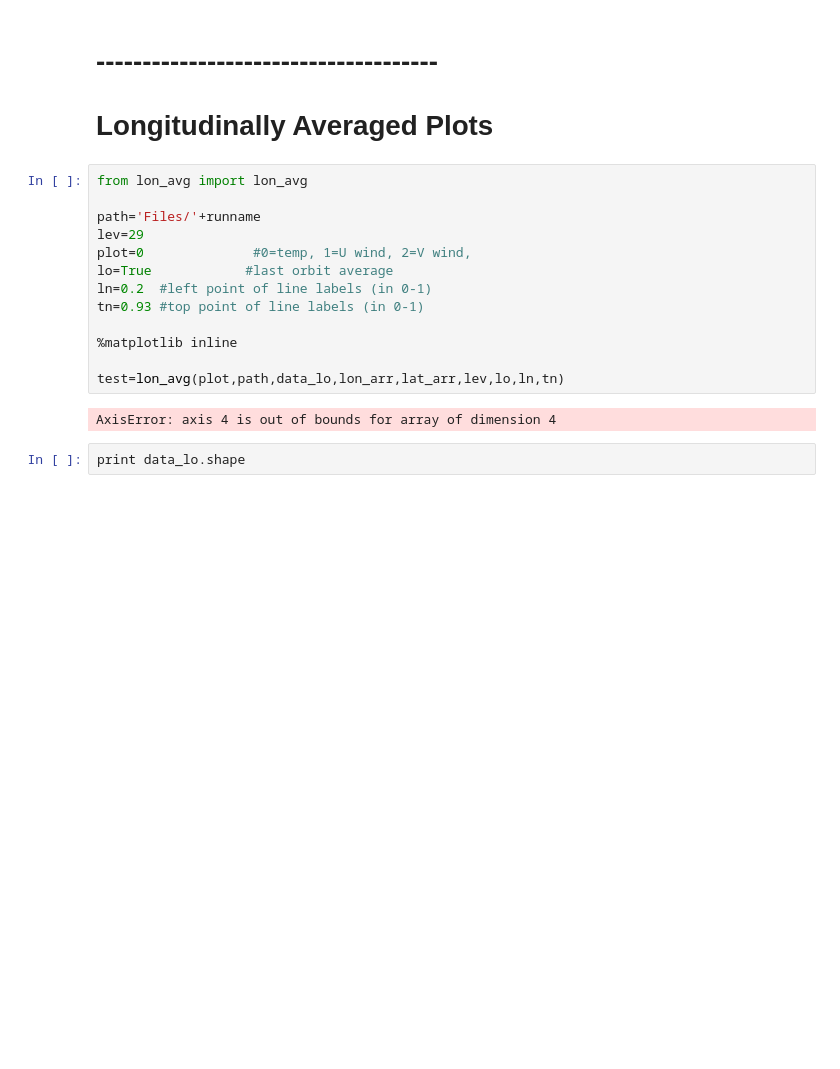
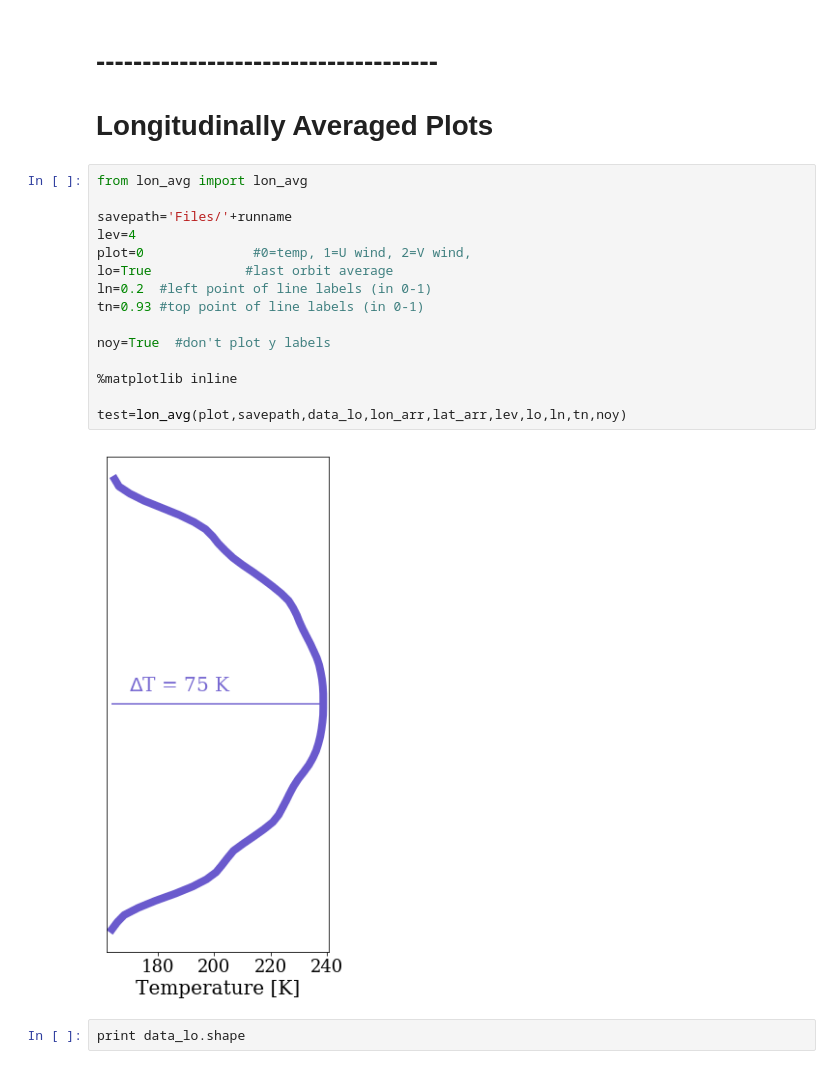
Before and after one commit to emily-rauscher/GCM_plots, a Jupyter notebook: PLOTS.ipynb, the cells around one changed output. Cells and saved outputs as stored; diff of their text form; blank space fills up the shorter version.

```diff
--- a/PLOTS.ipynb
+++ b/PLOTS.ipynb
@@ -124,18 +113,20 @@ Max VWind [m/s], Plot limit:  30.124 31.0
 # %%
 from lon_avg import lon_avg
 
-path='Files/'+runname
-lev=29
+savepath='Files/'+runname
+lev=4
 plot=0              #0=temp, 1=U wind, 2=V wind,
 lo=True            #last orbit average
 ln=0.2  #left point of line labels (in 0-1)
 tn=0.93 #top point of line labels (in 0-1)
 
+noy=True  #don't plot y labels
+
 %matplotlib inline
 
-test=lon_avg(plot,path,data_lo,lon_arr,lat_arr,lev,lo,ln,tn)
+test=lon_avg(plot,savepath,data_lo,lon_arr,lat_arr,lev,lo,ln,tn,noy)
 # %% [output]
-AxisError: axis 4 is out of bounds for array of dimension 4
+[figure, added]
 # %%
 print data_lo.shape
 # %% [output]
```
Also changed, not shown: parts of 3 cells of this notebook, 3 other files.
